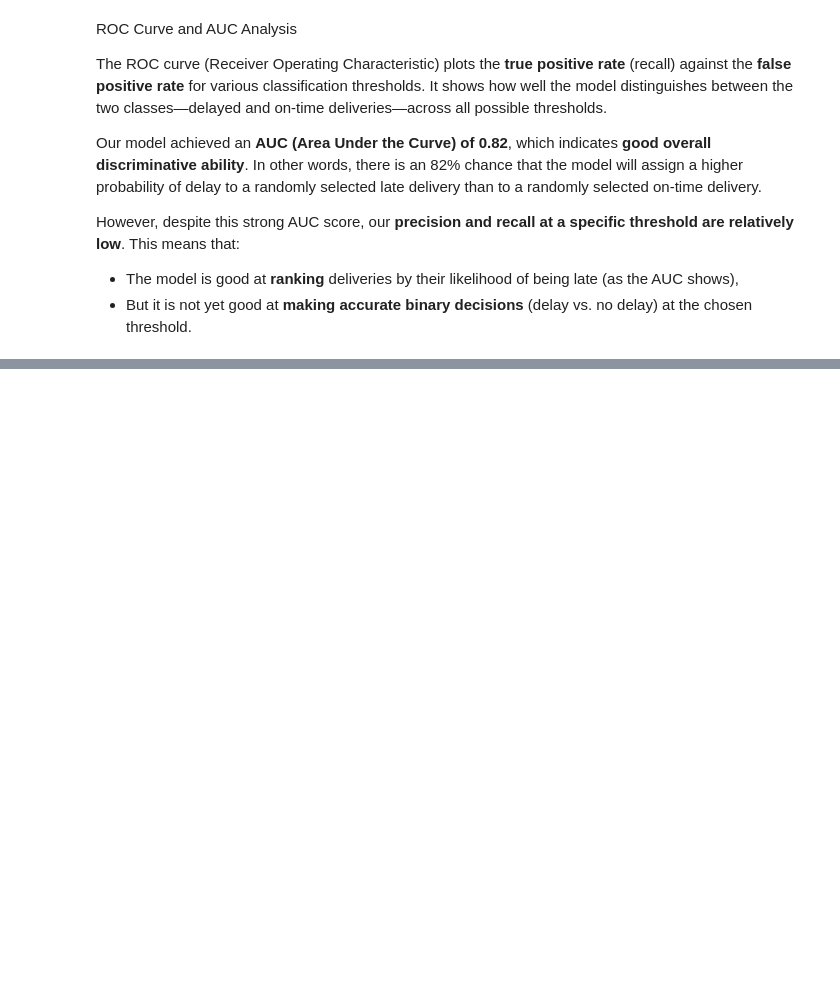
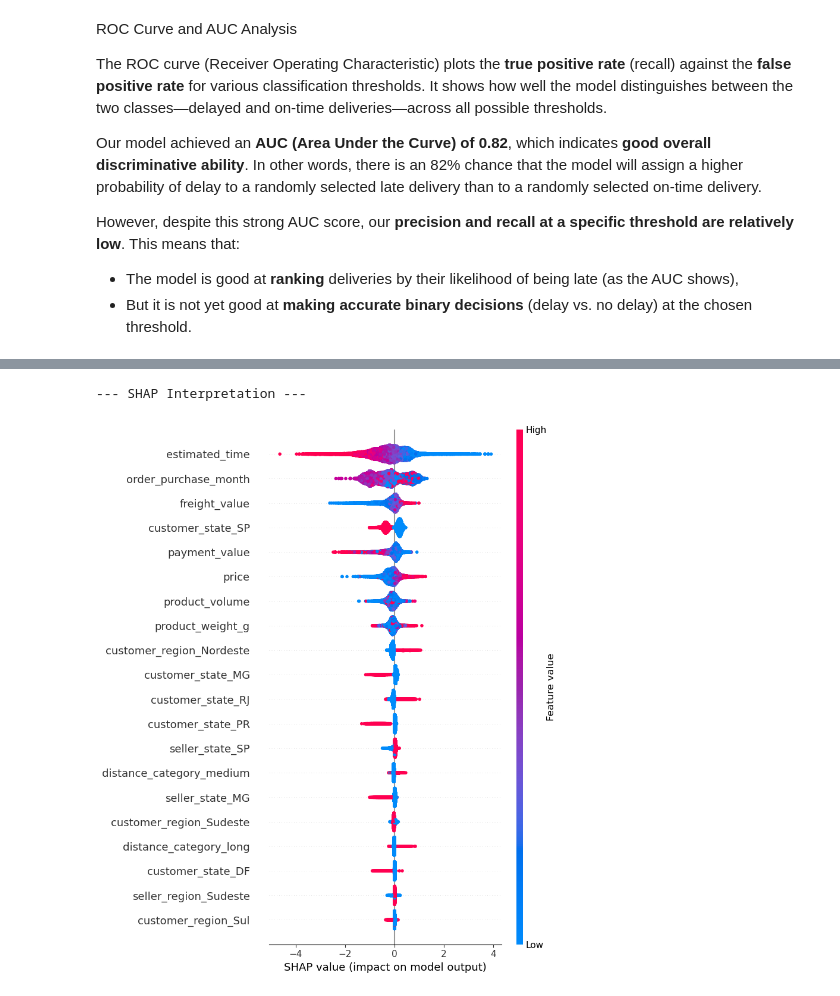
Before and after one commit to rickaof/Olist_Ecommerce_Analysis, a Jupyter notebook: notebooks/model.ipynb, the cells around one changed output, grey strips where cells are left out. Cells and saved outputs as stored; diff of their text form; code cells hidden in the pictures; blank space fills up the shorter version.

Commit message:
model update

```diff
--- a/notebooks/model.ipynb
+++ b/notebooks/model.ipynb
@@ -544,0 +460,13 @@ This insight highlights the importance of **looking beyond a single threshold**
+# %%
+import shap
+
+print("\n--- SHAP Interpretation ---")
+
+explainer = shap.TreeExplainer(best_model)
+shap_values = explainer.shap_values(X_test)
+
+# Summary plot (importância global)
+shap.summary_plot(shap_values, X_test, feature_names=X_test.columns)
+# %% [output]
+--- SHAP Interpretation ---
+[figure, added]
```
Also changed, not shown: parts of 6 cells of this notebook, 2 other files.
